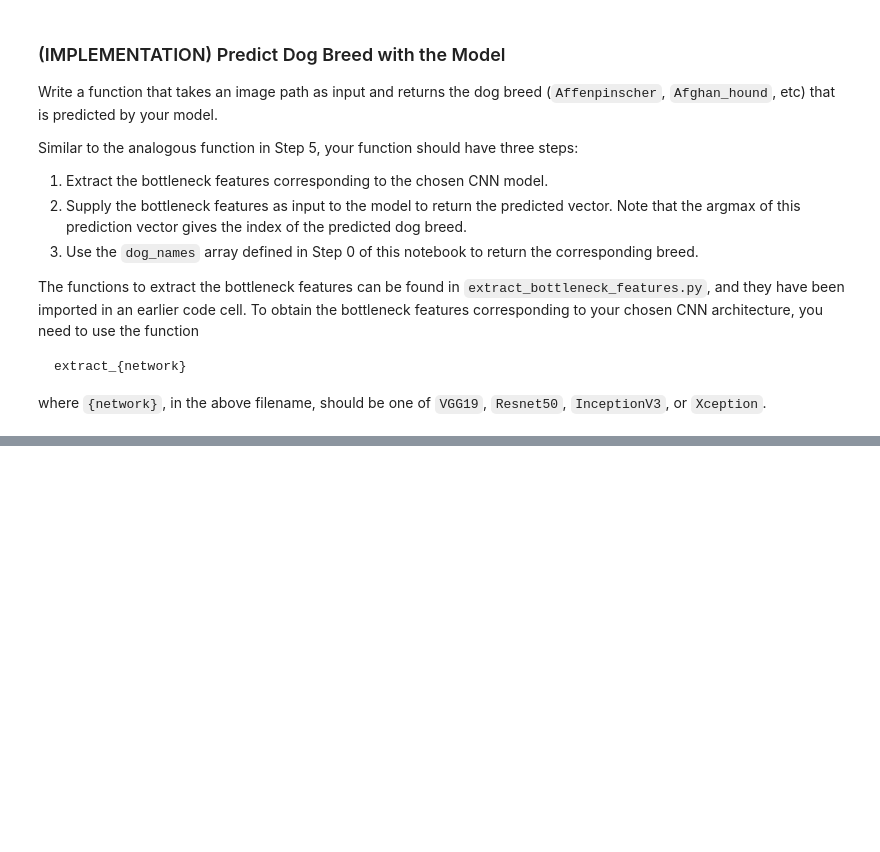
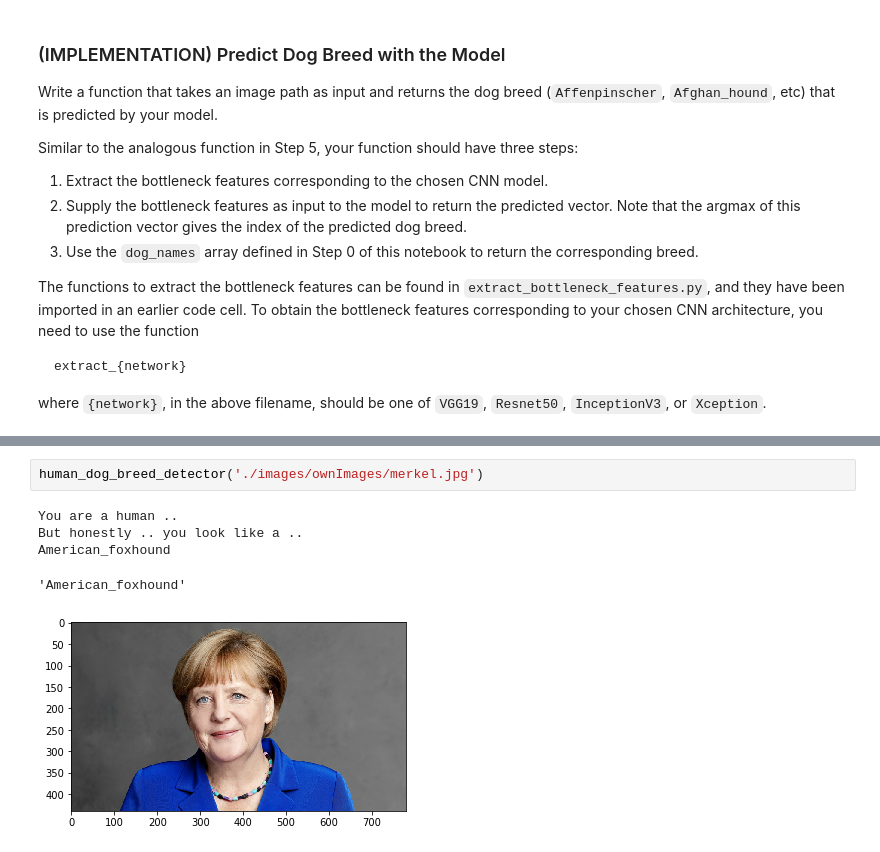
Before and after one commit to bulki24/AIND-dog-project, a Jupyter notebook: dog_app.ipynb, the cells around one changed output, grey strips where cells are left out. Saved outputs shown, nothing was run; the diff lists cells and outputs as text; blank space fills up the shorter version.

```diff
--- a/dog_app.ipynb
+++ b/dog_app.ipynb
@@ -696,0 +826,8 @@ __Answer:__
+# %%
+human_dog_breed_detector('./images/ownImages/merkel.jpg')
+# %% [output]
+You are a human ..
+But honestly .. you look like a ..
+American_foxhound
+'American_foxhound'
+[figure, added]
```
Also changed, not shown: parts of 26 cells of this notebook, 8 other files.
